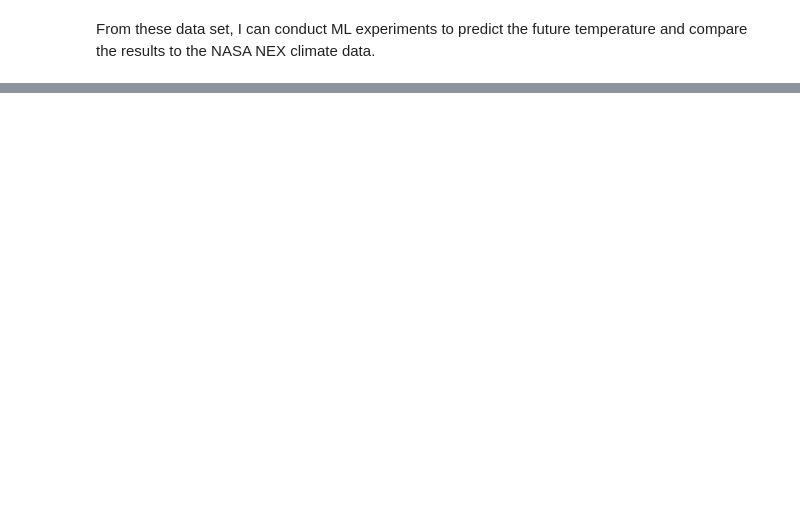
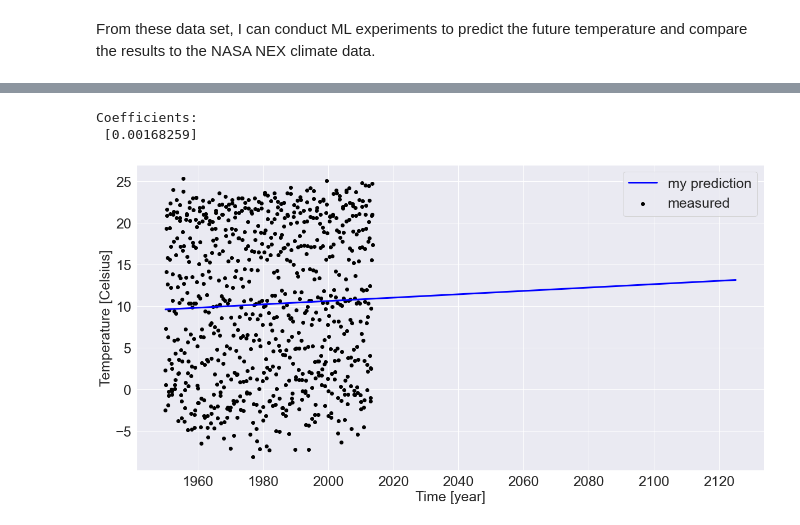
Before and after one commit to alexandrebelli/Data-Science-Porject-in-Progress-, a Jupyter notebook: City_temperature.ipynb, the cells around one changed output, grey strips where cells are left out. Drawn from its saved outputs; the diff is of its cells as text; code cells hidden in the pictures; blank space fills up the shorter version.

```diff
--- a/City_temperature.ipynb
+++ b/City_temperature.ipynb
@@ -97,0 +115,3 @@ From these data set, I can conduct ML experiments to predict the future temperat
+# %%
+test = pd.Series(pd.date_range("1950-01-01", periods=2101, freq="m")).to_frame(name="expended date")
+test.tail()
@@ -97,0 +125,38 @@ From these data set, I can conduct ML experiments to predict the future temperat
+# %%
+from sklearn import datasets, linear_model
+from sklearn.metrics import mean_squared_error, r2_score
+
+
+regr = linear_model.LinearRegression()
+
+
+#create new columns "number of months from start" for linear regression
+train['months_from_start'] = (train.index - train.index[0])
+test['months_from_start'] = (test.index - test.index[0])
+
+x = train['months_from_start'].values.reshape(-1, 1)
+y = train['AverageTemperature'].values
+regr.fit(x, y)
+
+z = test['months_from_start'].values.reshape(-1, 1)
+
+# Make predictions using the testing set
+pred = regr.predict(z)
+print('Coefficients: \n', regr.coef_)
+
+
+
+
+plt.scatter(train['dt'], y,  color='black',label = 'measured')
+plt.plot(test['expended date'], pred, color='blue', linewidth=3,label='my prediction')
+plt.legend(fontsize = 25)
+plt.xlabel('Time [year]',fontsize = 25)
+plt.ylabel('Temperature [Celsius]',fontsize = 25)
+plt.yticks(fontsize=25)
+plt.xticks(fontsize=25)
+plt.savefig('Temperature_pred.png',dpi=400)
+plt.show()
+# %% [output]
+Coefficients:
+ [0.00168259]
+[figure, added]
```
Also changed, not shown: parts of 3 cells of this notebook, 3 other files.
